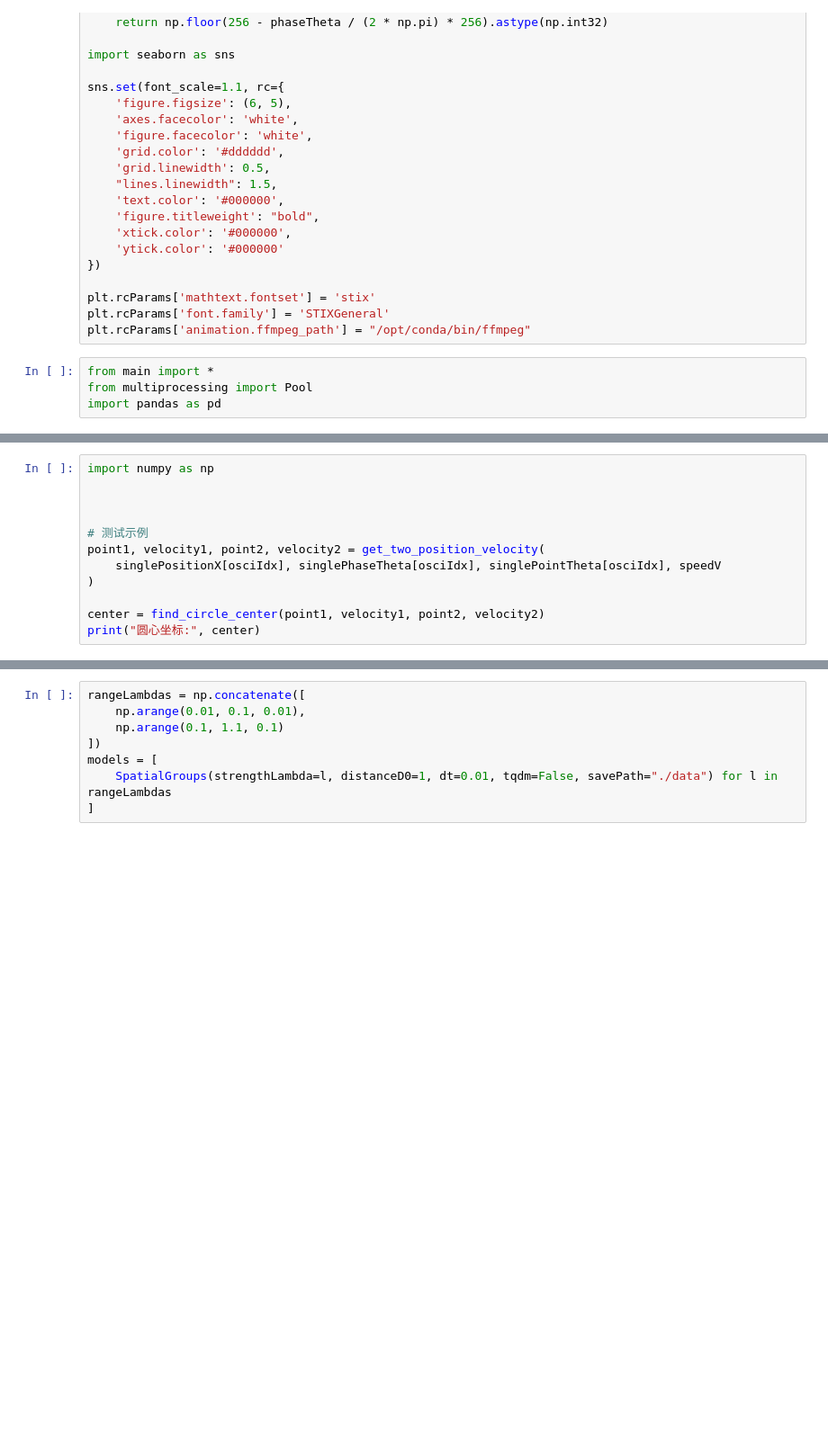
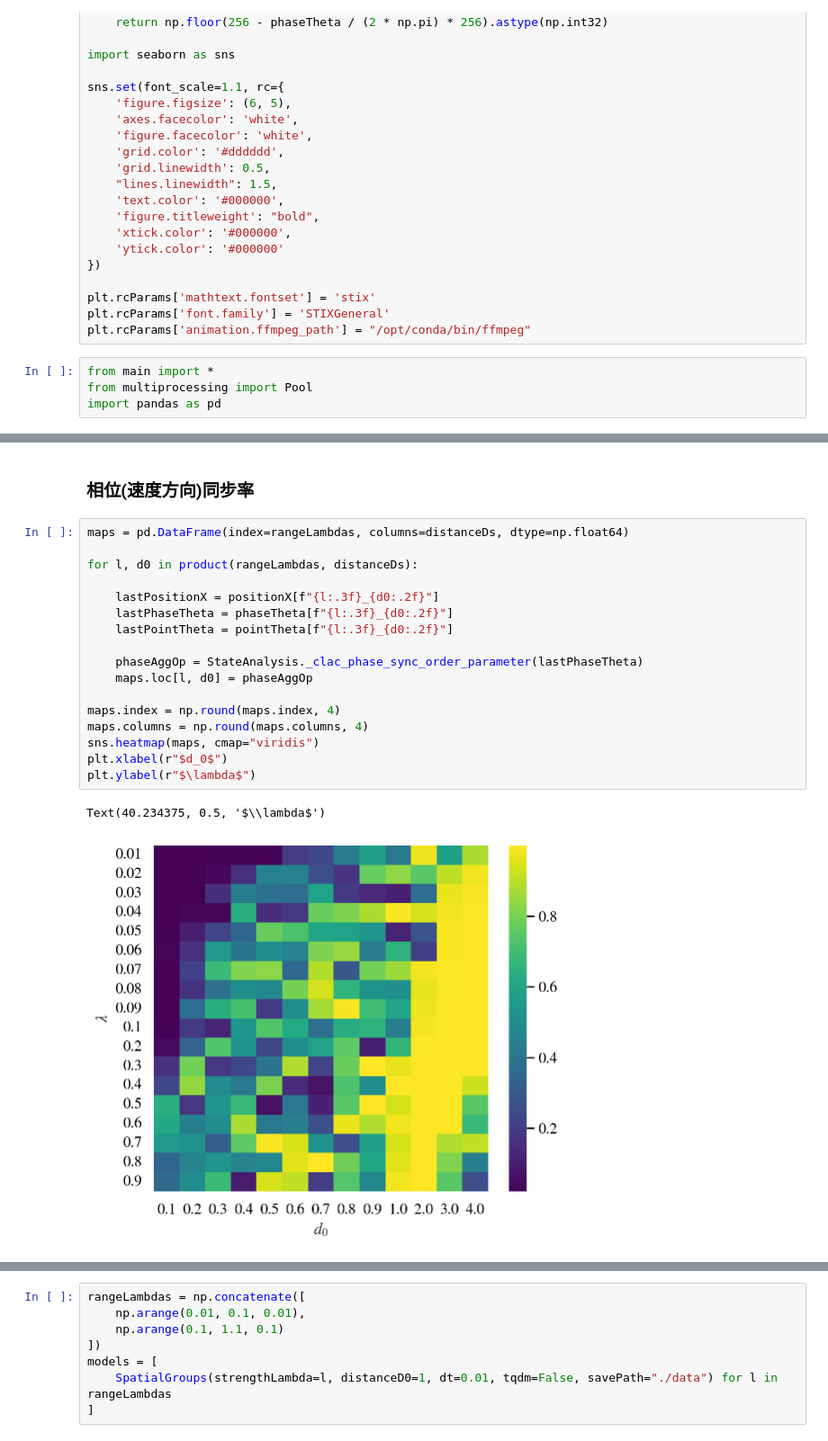
Before and after one commit to Than-Mark/Swarmalator-Experiment, a Jupyter notebook: [PJT_XYX] Spatial groups and cyclic oscillations/plotFigs.ipynb, the cells around one changed output, grey strips where cells are left out. Shown at 90% size. Drawn from its saved outputs; the diff is of its cells as text; blank space fills up the shorter version.

```diff
--- a/[PJT_XYX] Spatial groups and cyclic oscillations/plotFigs.ipynb
+++ b/[PJT_XYX] Spatial groups and cyclic oscillations/plotFigs.ipynb
@@ -893,12 +48,0 @@ array([7.19362653, 1.05409245])
-# %%
-import numpy as np
-
-
-
-# 测试示例
-point1, velocity1, point2, velocity2 = get_two_position_velocity(
-    singlePositionX[osciIdx], singlePhaseTheta[osciIdx], singlePointTheta[osciIdx], speedV
-)
-
-center = find_circle_center(point1, velocity1, point2, velocity2)
-print("圆心坐标:", center)
@@ -1019,0 +1065,22 @@ sns.heatmap(maps, cmap="viridis") # vmax=0.5
+# %% [markdown]
+### 相位(速度方向)同步率
+# %%
+maps = pd.DataFrame(index=rangeLambdas, columns=distanceDs, dtype=np.float64)
+
+for l, d0 in product(rangeLambdas, distanceDs):
+
+    lastPositionX = positionX[f"{l:.3f}_{d0:.2f}"]
+    lastPhaseTheta = phaseTheta[f"{l:.3f}_{d0:.2f}"]
+    lastPointTheta = pointTheta[f"{l:.3f}_{d0:.2f}"]
+
+    phaseAggOp = StateAnalysis._clac_phase_sync_order_parameter(lastPhaseTheta)
+    maps.loc[l, d0] = phaseAggOp
+
+maps.index = np.round(maps.index, 4)
+maps.columns = np.round(maps.columns, 4)
+sns.heatmap(maps, cmap="viridis")
+plt.xlabel(r"$d_0$")
+plt.ylabel(r"$\lambda$")
+# %% [output]
+Text(40.234375, 0.5, '$\\lambda$')
+[figure, added]
```
Also changed, not shown: parts of 50 cells of this notebook, 1 other file.
